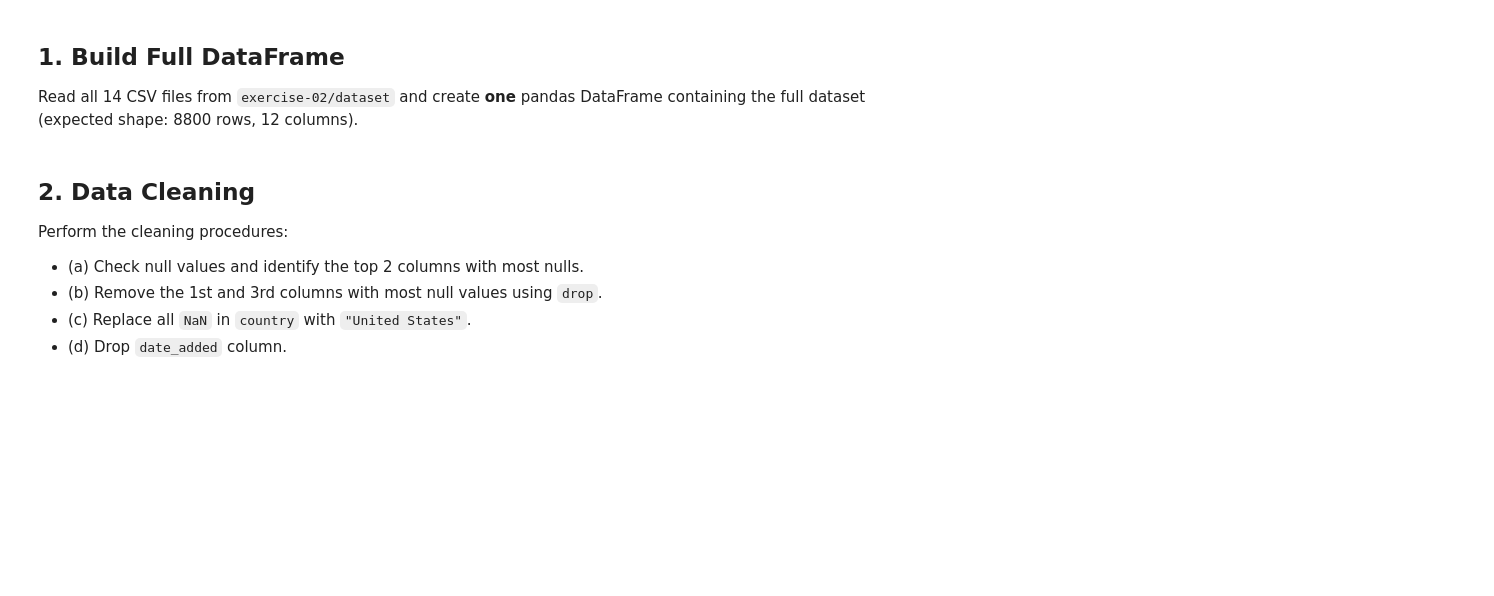
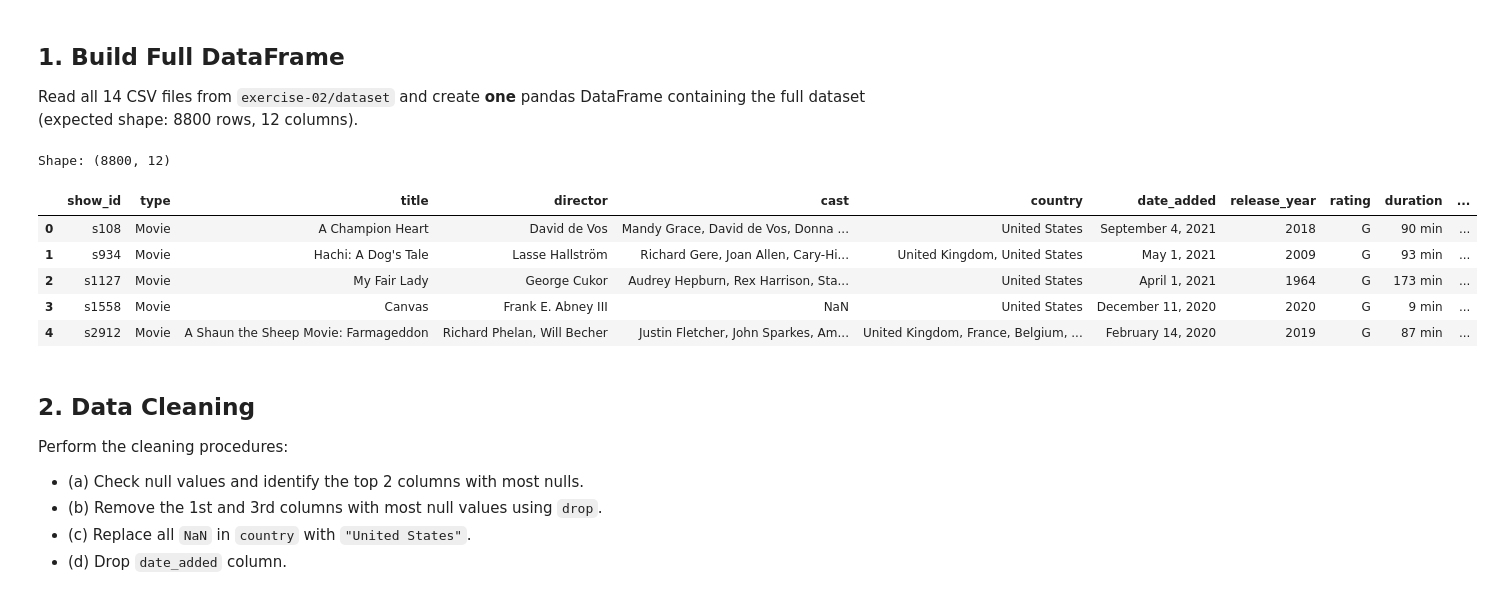
Before and after one commit to clementdumet/dm_web2026, a Jupyter notebook: exercise-02/[DM_WEB][Exercise02][22503475][Clement_Dumet].ipynb, the cells around one changed output. Drawn from its saved outputs; the diff is of its cells as text; code cells hidden in the pictures; blank space fills up the shorter version.

```diff
--- a/exercise-02/[DM_WEB][Exercise02][22503475][Clement_Dumet].ipynb
+++ b/exercise-02/[DM_WEB][Exercise02][22503475][Clement_Dumet].ipynb
@@ -13,14 +13,20 @@ Read all 14 CSV files from `exercise-02/dataset` and create **one** pandas DataF
 # %%
 from pathlib import Path
 
-data_dir = Path("exercise-02/dataset")
+data_dir = Path("dataset")
 csv_files = sorted(data_dir.glob("*.csv"))
 
 df_full = pd.concat([pd.read_csv(file) for file in csv_files], ignore_index=True)
-
-print(f"Loaded {len(csv_files)} files")
 print("Shape:", df_full.shape)
 df_full.head()
+# %% [output]
+Shape: (8800, 12)
+|  | show_id | type | title | director | cast | country | date_added | release_year | rating | duration | ... |
+| 0 | s108 | Movie | A Champion Heart | David de Vos | Mandy Grace, David de Vos, Donna ... | United States | September 4, 2021 | 2018 | G | 90 min | ... |
+| 1 | s934 | Movie | Hachi: A Dog's Tale | Lasse Hallström | Richard Gere, Joan Allen, Cary-Hi... | United Kingdom, United States | May 1, 2021 | 2009 | G | 93 min | ... |
+| 2 | s1127 | Movie | My Fair Lady | George Cukor | Audrey Hepburn, Rex Harrison, Sta... | United States | April 1, 2021 | 1964 | G | 173 min | ... |
+| 3 | s1558 | Movie | Canvas | Frank E. Abney III | NaN | United States | December 11, 2020 | 2020 | G | 9 min | ... |
+| 4 | s2912 | Movie | A Shaun the Sheep Movie: Farmageddon | Richard Phelan, Will Becher | Justin Fletcher, John Sparkes, Am... | United Kingdom, France, Belgium, ... | February 14, 2020 | 2019 | G | 87 min | ... |
 # %% [markdown]
 ## 2. Data Cleaning
 
```
Also changed, not shown: parts of 19 cells of this notebook, 1 other file.
